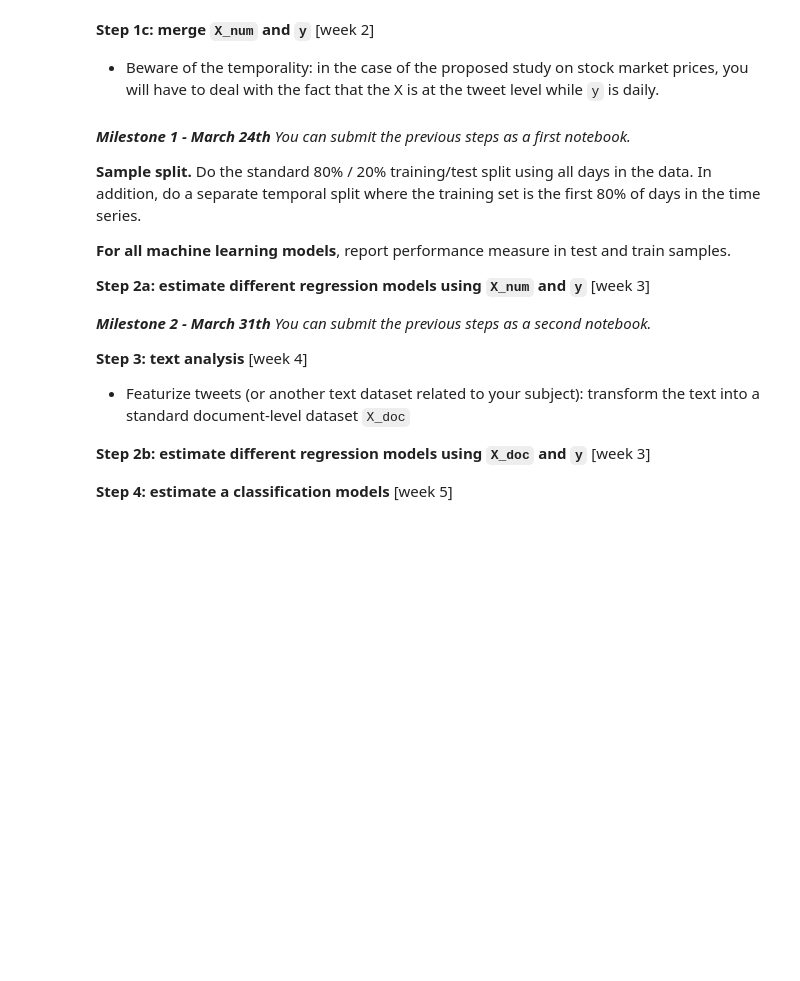
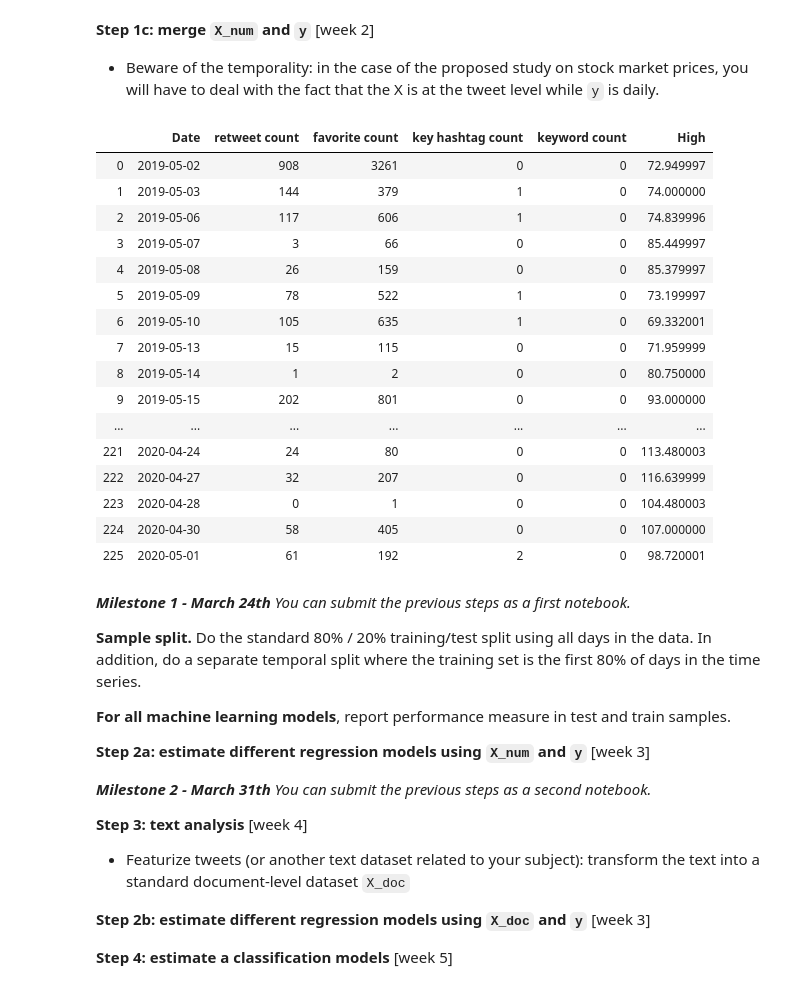
Before and after one commit to eckmanna/big_data_policy_2020, a Jupyter notebook: homeworks/hw1_eckmann.ipynb, the cells around one changed output. Cells and saved outputs as stored; diff of their text form; code cells hidden in the pictures; blank space fills up the shorter version.

```diff
--- a/homeworks/hw1_eckmann.ipynb
+++ b/homeworks/hw1_eckmann.ipynb
@@ -207,0 +395,4 @@ print("{} tweets fetched.\n".format(df_tweets.shape[0]))
+# %%
+# create Data Frame X_num, wich contains all necessary numeric Variables
+X_num = pd.DataFrame(addition)
+X_num
@@ -207,0 +417,4 @@ print("{} tweets fetched.\n".format(df_tweets.shape[0]))
+# %%
+# Name Columns
+X_num.columns = ['Date','retweet count', 'favorite count','key hashtag count', 'keyword count']
+X_num
@@ -207,0 +439,7 @@ print("{} tweets fetched.\n".format(df_tweets.shape[0]))
+# %%
+# Sort now by Date
+X_num['Date'] =pd.to_datetime(X_num.Date)
+X_num = X_num.sort_values('Date')
+# Reset Index
+X_num = X_num.reset_index(drop=True)
+X_num
@@ -254,6 +510,14 @@ Date
 2020-04-29  100.56  103.00   97.92  100.10   4531300          0             0
 2020-04-30   98.19  107.00   96.13   98.99   6718800          0             0
 2020-05-01   94.40   98.72   89.90   91.53   6545500          0             0
+# %%
+# fetch stock prices from Beyond Meat
+# Take same dates as for the tweets
+bynd_stock_df = yf.download('BYND',
+                      start='2018-08-17',
+                      end='2020-05-02',
+                      interval= '1d',
+                      progress=False)
 # %%
 # show actions (dividends, splits)
 bynd.actions
@@ -270,3 +544,27 @@ bynd.quarterly_earnings
 # %% [markdown]
 **Step 1c: merge `X_num` and `y`** [week 2]
 - Beware of the temporality: in the case of the proposed study on stock market prices, you will have to deal with the fact that the X is at the tweet level while `y` is daily.
+# %%
+# merge
+# use option, how = 'inner' to deal with temporality issue
+y = bynd_stock_df['High']
+df1 = pd.merge(X_num, y, how='inner', on=['Date'])
+df1
+# %% [output]
+|  | Date | retweet count | favorite count | key hashtag count | keyword count | High |
+| 0 | 2019-05-02 | 908 | 3261 | 0 | 0 | 72.949997 |
+| 1 | 2019-05-03 | 144 | 379 | 1 | 0 | 74.000000 |
+| 2 | 2019-05-06 | 117 | 606 | 1 | 0 | 74.839996 |
+| 3 | 2019-05-07 | 3 | 66 | 0 | 0 | 85.449997 |
+| 4 | 2019-05-08 | 26 | 159 | 0 | 0 | 85.379997 |
+| 5 | 2019-05-09 | 78 | 522 | 1 | 0 | 73.199997 |
+| 6 | 2019-05-10 | 105 | 635 | 1 | 0 | 69.332001 |
+| 7 | 2019-05-13 | 15 | 115 | 0 | 0 | 71.959999 |
+| 8 | 2019-05-14 | 1 | 2 | 0 | 0 | 80.750000 |
+| 9 | 2019-05-15 | 202 | 801 | 0 | 0 | 93.000000 |
+| ... | ... | ... | ... | ... | ... | ... |
+| 221 | 2020-04-24 | 24 | 80 | 0 | 0 | 113.480003 |
+| 222 | 2020-04-27 | 32 | 207 | 0 | 0 | 116.639999 |
+| 223 | 2020-04-28 | 0 | 1 | 0 | 0 | 104.480003 |
+| 224 | 2020-04-30 | 58 | 405 | 0 | 0 | 107.000000 |
+| 225 | 2020-05-01 | 61 | 192 | 2 | 0 | 98.720001 |
```
Also changed, not shown: parts of 23 cells of this notebook, 3 other files.
